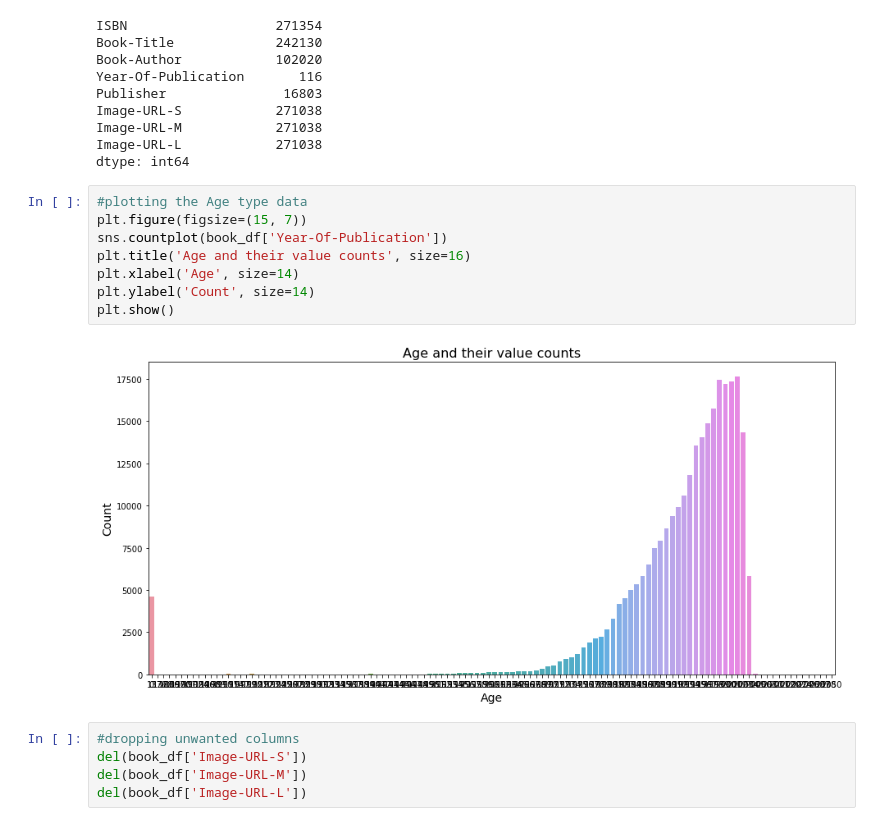
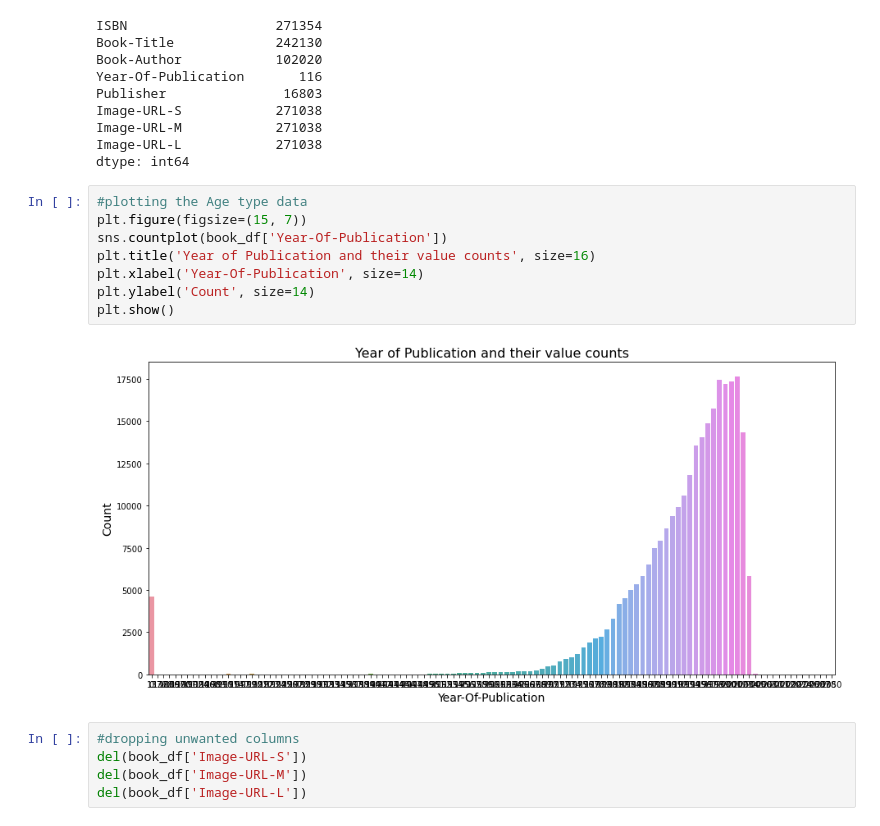
Before and after one commit to Narayan718/unsupervised, a Jupyter notebook: recommendation model.ipynb, the cells around one changed output. Cells and saved outputs as stored; diff of their text form.

```diff
--- a/recommendation model.ipynb
+++ b/recommendation model.ipynb
@@ -272,13 +272,13 @@ dtype: int64
 # %%
 #plotting the Age type data
 plt.figure(figsize=(15, 7))
 sns.countplot(book_df['Year-Of-Publication'])
-plt.title('Age and their value counts', size=16)
-plt.xlabel('Age', size=14)
+plt.title('Year of Publication and their value counts', size=16)
+plt.xlabel('Year-Of-Publication', size=14)
 plt.ylabel('Count', size=14)
 plt.show()
 # %% [output]
-[figure, old version]
+[figure, new version]
 # %%
 #dropping unwanted columns
 del(book_df['Image-URL-S'])
```
Also changed, not shown: parts of 12 cells of this notebook.
